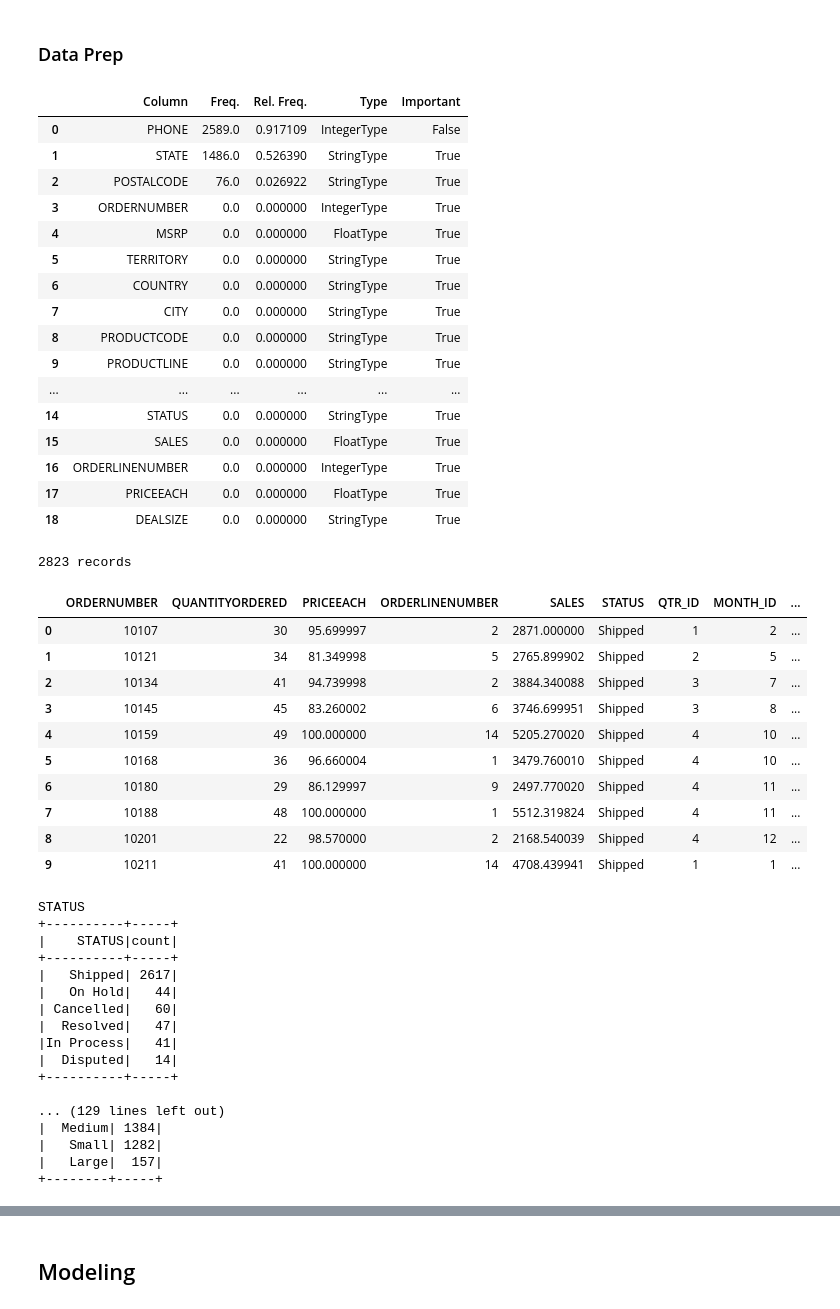
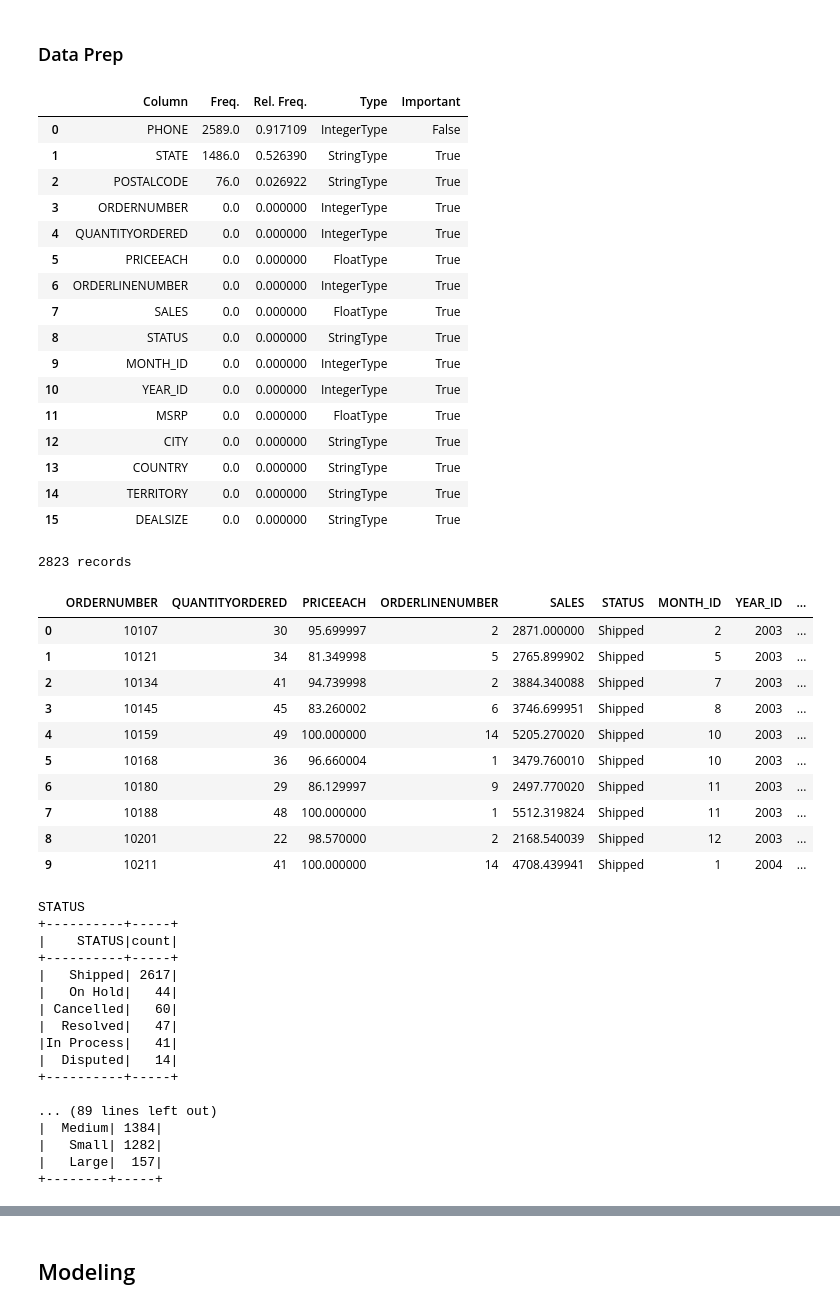
Before and after one commit to ahowe42/pyspark_explore, a Jupyter notebook: pyspark_essentials_udemy/MLLIB_Clustering_GMM.ipynb, the cells around one changed output, grey strips where cells are left out. Saved outputs shown, nothing was run; the diff lists cells and outputs as text; code cells hidden in the pictures.

Commit message:
WIP on GMM modeling NB.

```diff
--- a/pyspark_essentials_udemy/MLLIB_Clustering_GMM.ipynb
+++ b/pyspark_essentials_udemy/MLLIB_Clustering_GMM.ipynb
@@ -9,7 +9,7 @@ import pyspark
 from pyspark.sql import SparkSession
 from pyspark.sql.functions import *
 from pyspark.sql.types import *
-from pyspark.ml.feature import VectorAssembler, StringIndexer
+from pyspark.ml.feature import VectorAssembler, StringIndexer, StandardScaler
 from pyspark.ml.clustering import *
 from pyspark.ml.evaluation import *
 from pyspark.ml.tuning import CrossValidator, ParamGridBuilder
@@ -25,6 +25,8 @@ import plotly.subplots as plysub
 plyoff.init_notebook_mode(connected=True)
 init = go.Figure(data=[go.Scatter(x=[1,2], y=[42,42])], layout=go.Layout(title='Init'))
 plyoff.iplot(init)
+
+pd.set_option('display.max_columns', None)
 # %% [output]
 [interactive output not drawn]
 # %%
@@ -104,67 +105,69 @@ display(sales.where(col('ORDERNUMBER')==10159).orderBy(col('ORDERLINENUMBER')).t
 # %% [markdown]
 ### Data Prep
 # %%
-# drop some columns that I have no doubt will not be useful for modeling
-sales = sales.drop('CONTACTLASTNAME', 'ADDRESSLINE2', 'CUSTOMERNAME', 'CONTACTFIRSTNAME', 'ADDRESSLINE1', 'ORDERDATE')
+# drop some columns that I have no doubt will not be useful for modeling - the latter because I can't aggregate them
+# dropping quarter as it's highly correlated with month
+sales = sales.drop('CONTACTLASTNAME', 'ADDRESSLINE2', 'CUSTOMERNAME', 'CONTACTFIRSTNAME', 'ADDRESSLINE1',
+                   'ORDERDATE', 'PRODUCTLINE', 'PRODUCTCODE', 'QTR_ID')
 # %%
 ''' handle missing values '''
 # presumably important columns (for modeling)
 importantCols = ['STATE', 'POSTALCODE', 'ORDERNUMBER', 'TERRITORY', 'COUNTRY',
-                 'CITY', 'PRODUCTCODE', 'QUANTITYORDERED', 'MSRP', 'PRODUCTLINE',
-                 'YEAR_ID', 'MONTH_ID', 'QTR_ID', 'STATUS', 'SALES', 'ORDERLINENUMBER',
-                 'PRICEEACH', 'DEALSIZE']
+                 'CITY', 'QUANTITYORDERED', 'MSRP', 'YEAR_ID', 'MONTH_ID',
+                 'STATUS', 'SALES', 'ORDERLINENUMBER', 'PRICEEACH',
+                 'DEALSIZE']
 
 # check for missing values
 nullCounts = {colm:sales.select(colm).where(col(colm).isNull()).count() for colm in sales.columns}
 nullCounts = {colm:(ncnt, ncnt/cnt) for (colm, ncnt) in nullCounts.items()}
 nullCountsDF = pd.DataFrame(nullCounts).T.reset_index(drop=False).sort_values(1, ascending=False)
 nullCountsDF.columns = ['Column', 'Freq.', 'Rel. Freq.']
 nullCountsDF = nullCountsDF.merge(pd.DataFrame([[colm.name, colm.dataType] for colm in sales.schema], columns=['Column', 'Type']),
                                 how='inner', on=['Column'])
 nullCountsDF['Important'] = [c in importantCols for c in nullCountsDF['Column']]
 
 # talk
 display(nullCountsDF)
 
-# fill null states with 'NA' as they are ex-US
+# fill null states with 'NA' as they are ex-US, and the missing zip codes for california to the range
 sales = sales.fillna(value='NA', subset='STATE').fillna(value='90001_96162', subset='POSTALCODE')
 
 # talk some more
 print('%d records'%sales.count())
 display(sales.limit(10).toPandas())
 # %% [output]
 |  | Column | Freq. | Rel. Freq. | Type | Important |
 | 0 | PHONE | 2589.0 | 0.917109 | IntegerType | False |
 | 1 | STATE | 1486.0 | 0.526390 | StringType | True |
 | 2 | POSTALCODE | 76.0 | 0.026922 | StringType | True |
 | 3 | ORDERNUMBER | 0.0 | 0.000000 | IntegerType | True |
-| 4 | MSRP | 0.0 | 0.000000 | FloatType | True |
-| 5 | TERRITORY | 0.0 | 0.000000 | StringType | True |
-| 6 | COUNTRY | 0.0 | 0.000000 | StringType | True |
-| 7 | CITY | 0.0 | 0.000000 | StringType | True |
-| 8 | PRODUCTCODE | 0.0 | 0.000000 | StringType | True |
-| 9 | PRODUCTLINE | 0.0 | 0.000000 | StringType | True |
-| ... | ... | ... | ... | ... | ... |
-| 14 | STATUS | 0.0 | 0.000000 | StringType | True |
-| 15 | SALES | 0.0 | 0.000000 | FloatType | True |
-| 16 | ORDERLINENUMBER | 0.0 | 0.000000 | IntegerType | True |
-| 17 | PRICEEACH | 0.0 | 0.000000 | FloatType | True |
-| 18 | DEALSIZE | 0.0 | 0.000000 | StringType | True |
+| 4 | QUANTITYORDERED | 0.0 | 0.000000 | IntegerType | True |
+| 5 | PRICEEACH | 0.0 | 0.000000 | FloatType | True |
+| 6 | ORDERLINENUMBER | 0.0 | 0.000000 | IntegerType | True |
+| 7 | SALES | 0.0 | 0.000000 | FloatType | True |
+| 8 | STATUS | 0.0 | 0.000000 | StringType | True |
+| 9 | MONTH_ID | 0.0 | 0.000000 | IntegerType | True |
+| 10 | YEAR_ID | 0.0 | 0.000000 | IntegerType | True |
+| 11 | MSRP | 0.0 | 0.000000 | FloatType | True |
+| 12 | CITY | 0.0 | 0.000000 | StringType | True |
+| 13 | COUNTRY | 0.0 | 0.000000 | StringType | True |
+| 14 | TERRITORY | 0.0 | 0.000000 | StringType | True |
+| 15 | DEALSIZE | 0.0 | 0.000000 | StringType | True |
 2823 records
-|  | ORDERNUMBER | QUANTITYORDERED | PRICEEACH | ORDERLINENUMBER | SALES | STATUS | QTR_ID | MONTH_ID | ... |
-| 0 | 10107 | 30 | 95.699997 | 2 | 2871.000000 | Shipped | 1 | 2 | ... |
-| 1 | 10121 | 34 | 81.349998 | 5 | 2765.899902 | Shipped | 2 | 5 | ... |
-| 2 | 10134 | 41 | 94.739998 | 2 | 3884.340088 | Shipped | 3 | 7 | ... |
-| 3 | 10145 | 45 | 83.260002 | 6 | 3746.699951 | Shipped | 3 | 8 | ... |
-| 4 | 10159 | 49 | 100.000000 | 14 | 5205.270020 | Shipped | 4 | 10 | ... |
-| 5 | 10168 | 36 | 96.660004 | 1 | 3479.760010 | Shipped | 4 | 10 | ... |
-| 6 | 10180 | 29 | 86.129997 | 9 | 2497.770020 | Shipped | 4 | 11 | ... |
-| 7 | 10188 | 48 | 100.000000 | 1 | 5512.319824 | Shipped | 4 | 11 | ... |
-| 8 | 10201 | 22 | 98.570000 | 2 | 2168.540039 | Shipped | 4 | 12 | ... |
-| 9 | 10211 | 41 | 100.000000 | 14 | 4708.439941 | Shipped | 1 | 1 | ... |
+|  | ORDERNUMBER | QUANTITYORDERED | PRICEEACH | ORDERLINENUMBER | SALES | STATUS | MONTH_ID | YEAR_ID | ... |
+| 0 | 10107 | 30 | 95.699997 | 2 | 2871.000000 | Shipped | 2 | 2003 | ... |
+| 1 | 10121 | 34 | 81.349998 | 5 | 2765.899902 | Shipped | 5 | 2003 | ... |
+| 2 | 10134 | 41 | 94.739998 | 2 | 3884.340088 | Shipped | 7 | 2003 | ... |
+| 3 | 10145 | 45 | 83.260002 | 6 | 3746.699951 | Shipped | 8 | 2003 | ... |
+| 4 | 10159 | 49 | 100.000000 | 14 | 5205.270020 | Shipped | 10 | 2003 | ... |
+| 5 | 10168 | 36 | 96.660004 | 1 | 3479.760010 | Shipped | 10 | 2003 | ... |
+| 6 | 10180 | 29 | 86.129997 | 9 | 2497.770020 | Shipped | 11 | 2003 | ... |
+| 7 | 10188 | 48 | 100.000000 | 1 | 5512.319824 | Shipped | 11 | 2003 | ... |
+| 8 | 10201 | 22 | 98.570000 | 2 | 2168.540039 | Shipped | 12 | 2003 | ... |
+| 9 | 10211 | 41 | 100.000000 | 14 | 4708.439941 | Shipped | 1 | 2004 | ... |
 # %%
 ''' see some value counts '''
-for colm in ['STATUS', 'PRODUCTLINE', 'PRODUCTCODE', 'STATE', 'POSTALCODE', 'COUNTRY', 'TERRITORY', 'DEALSIZE']:
+for colm in ['STATUS', 'STATE', 'POSTALCODE', 'COUNTRY', 'TERRITORY', 'DEALSIZE']:
     print(colm)
     sales.select(colm).groupBy(colm).count().show()
 # %% [output]
@@ -180,7 +183,7 @@ STATUS
 |  Disputed|   14|
 +----------+-----+
 
-... (129 lines left out)
+... (89 lines left out)
 |  Medium| 1384|
 |   Small| 1282|
 |   Large|  157|
```
Also changed, not shown: parts of 9 cells of this notebook.
